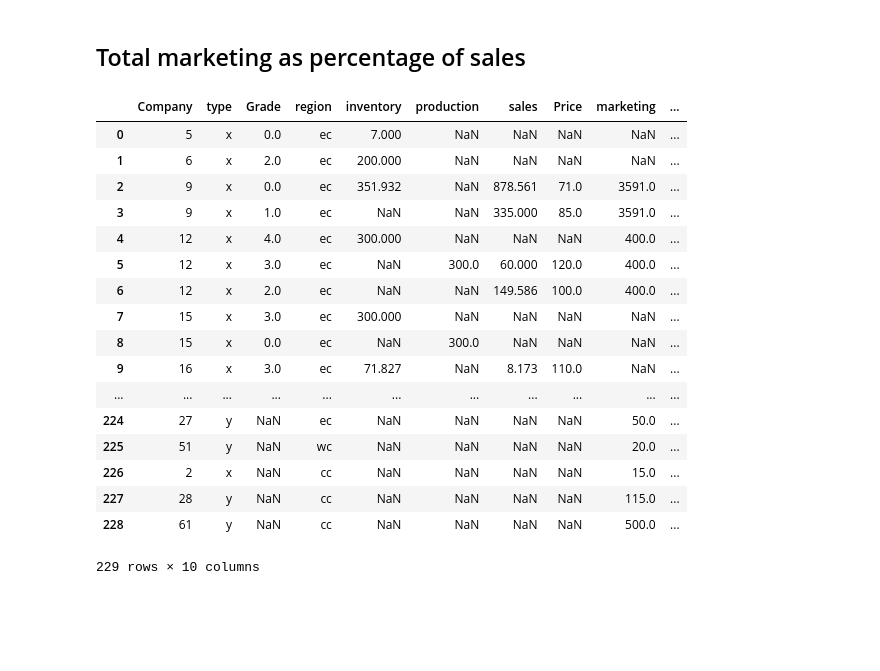
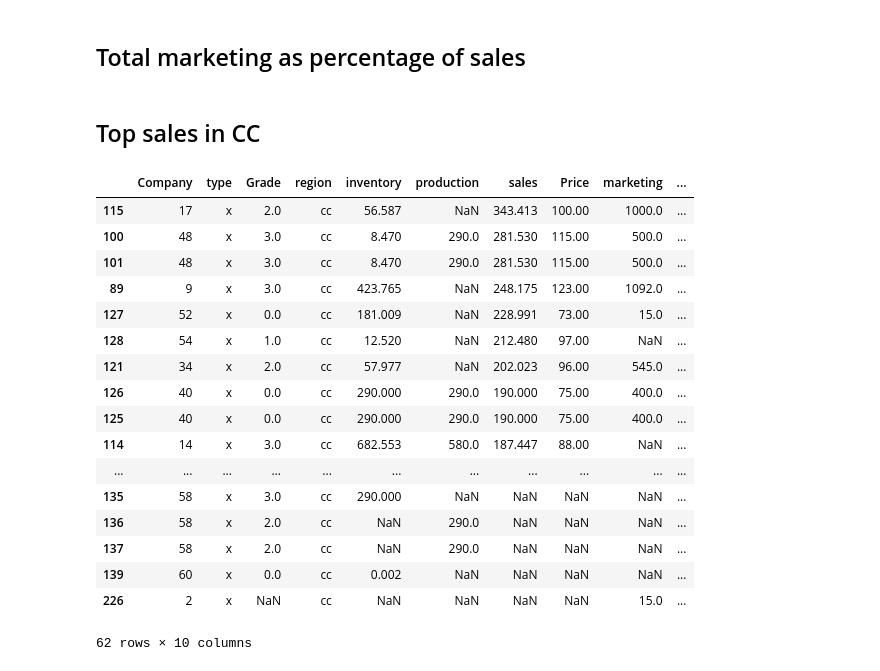
Before and after one commit to jacklau04/intopia2019, a Jupyter notebook: Inventory.ipynb, the cells around one changed output. Drawn from its saved outputs; the diff is of its cells as text; code cells hidden in the pictures; blank space fills up the shorter version.

```diff
--- a/Inventory.ipynb
+++ b/Inventory.ipynb
@@ -73,24 +73,26 @@ df_sales_per_team['percentage_sales'] = df_sales_per_team['Total'] / df_sales_pe
 df_sales_per_team = df_sales_per_team[['Company', 'region', 'type', 'percentage_sales']]
 # %%
 df_total = pd.merge(df_total, df_sales_per_team, on=['Company', 'region', 'type'], how='outer')
-# %%
-df_total[]
-# %% [output]
-|  | Company | type | Grade | region | inventory | production | sales | Price | marketing | ... |
-| 0 | 5 | x | 0.0 | ec | 7.000 | NaN | NaN | NaN | NaN | ... |
-| 1 | 6 | x | 2.0 | ec | 200.000 | NaN | NaN | NaN | NaN | ... |
-| 2 | 9 | x | 0.0 | ec | 351.932 | NaN | 878.561 | 71.0 | 3591.0 | ... |
-| 3 | 9 | x | 1.0 | ec | NaN | NaN | 335.000 | 85.0 | 3591.0 | ... |
-| 4 | 12 | x | 4.0 | ec | 300.000 | NaN | NaN | NaN | 400.0 | ... |
-| 5 | 12 | x | 3.0 | ec | NaN | 300.0 | 60.000 | 120.0 | 400.0 | ... |
-| 6 | 12 | x | 2.0 | ec | NaN | NaN | 149.586 | 100.0 | 400.0 | ... |
-| 7 | 15 | x | 3.0 | ec | 300.000 | NaN | NaN | NaN | NaN | ... |
-| 8 | 15 | x | 0.0 | ec | NaN | 300.0 | NaN | NaN | NaN | ... |
-| 9 | 16 | x | 3.0 | ec | 71.827 | NaN | 8.173 | 110.0 | NaN | ... |
-| ... | ... | ... | ... | ... | ... | ... | ... | ... | ... | ... |
-| 224 | 27 | y | NaN | ec | NaN | NaN | NaN | NaN | 50.0 | ... |
-| 225 | 51 | y | NaN | wc | NaN | NaN | NaN | NaN | 20.0 | ... |
-| 226 | 2 | x | NaN | cc | NaN | NaN | NaN | NaN | 15.0 | ... |
-| 227 | 28 | y | NaN | cc | NaN | NaN | NaN | NaN | 115.0 | ... |
-| 228 | 61 | y | NaN | cc | NaN | NaN | NaN | NaN | 500.0 | ... |
-229 rows × 10 columns
+# %% [markdown]
+## Top sales in CC
+# %%
+df_total[(df_total['region'] == 'cc') & (df_total['type'] == 'x')].sort_values(by='sales', ascending=False)
+# %% [output]
+|  | Company | type | Grade | region | inventory | production | sales | Price | marketing | ... |
+| 115 | 17 | x | 2.0 | cc | 56.587 | NaN | 343.413 | 100.00 | 1000.0 | ... |
+| 100 | 48 | x | 3.0 | cc | 8.470 | 290.0 | 281.530 | 115.00 | 500.0 | ... |
+| 101 | 48 | x | 3.0 | cc | 8.470 | 290.0 | 281.530 | 115.00 | 500.0 | ... |
+| 89 | 9 | x | 3.0 | cc | 423.765 | NaN | 248.175 | 123.00 | 1092.0 | ... |
+| 127 | 52 | x | 0.0 | cc | 181.009 | NaN | 228.991 | 73.00 | 15.0 | ... |
+| 128 | 54 | x | 1.0 | cc | 12.520 | NaN | 212.480 | 97.00 | NaN | ... |
+| 121 | 34 | x | 2.0 | cc | 57.977 | NaN | 202.023 | 96.00 | 545.0 | ... |
+| 126 | 40 | x | 0.0 | cc | 290.000 | 290.0 | 190.000 | 75.00 | 400.0 | ... |
+| 125 | 40 | x | 0.0 | cc | 290.000 | 290.0 | 190.000 | 75.00 | 400.0 | ... |
+| 114 | 14 | x | 3.0 | cc | 682.553 | 580.0 | 187.447 | 88.00 | NaN | ... |
+| ... | ... | ... | ... | ... | ... | ... | ... | ... | ... | ... |
+| 135 | 58 | x | 3.0 | cc | 290.000 | NaN | NaN | NaN | NaN | ... |
+| 136 | 58 | x | 2.0 | cc | NaN | 290.0 | NaN | NaN | NaN | ... |
+| 137 | 58 | x | 2.0 | cc | NaN | 290.0 | NaN | NaN | NaN | ... |
+| 139 | 60 | x | 0.0 | cc | 0.002 | NaN | NaN | NaN | NaN | ... |
+| 226 | 2 | x | NaN | cc | NaN | NaN | NaN | NaN | 15.0 | ... |
+62 rows × 10 columns
```
Also changed, not shown: parts of 4 cells of this notebook, 1 other file.
